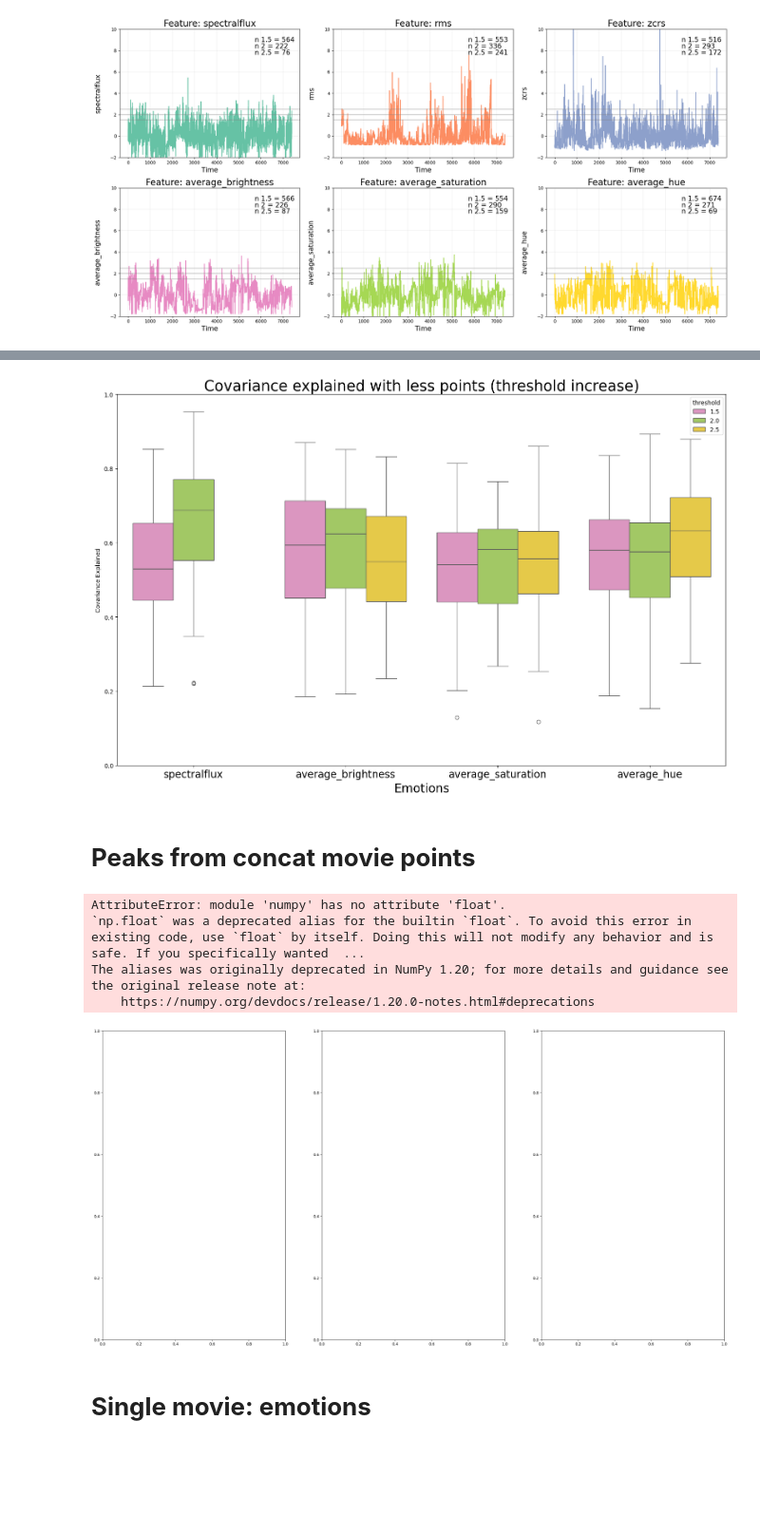
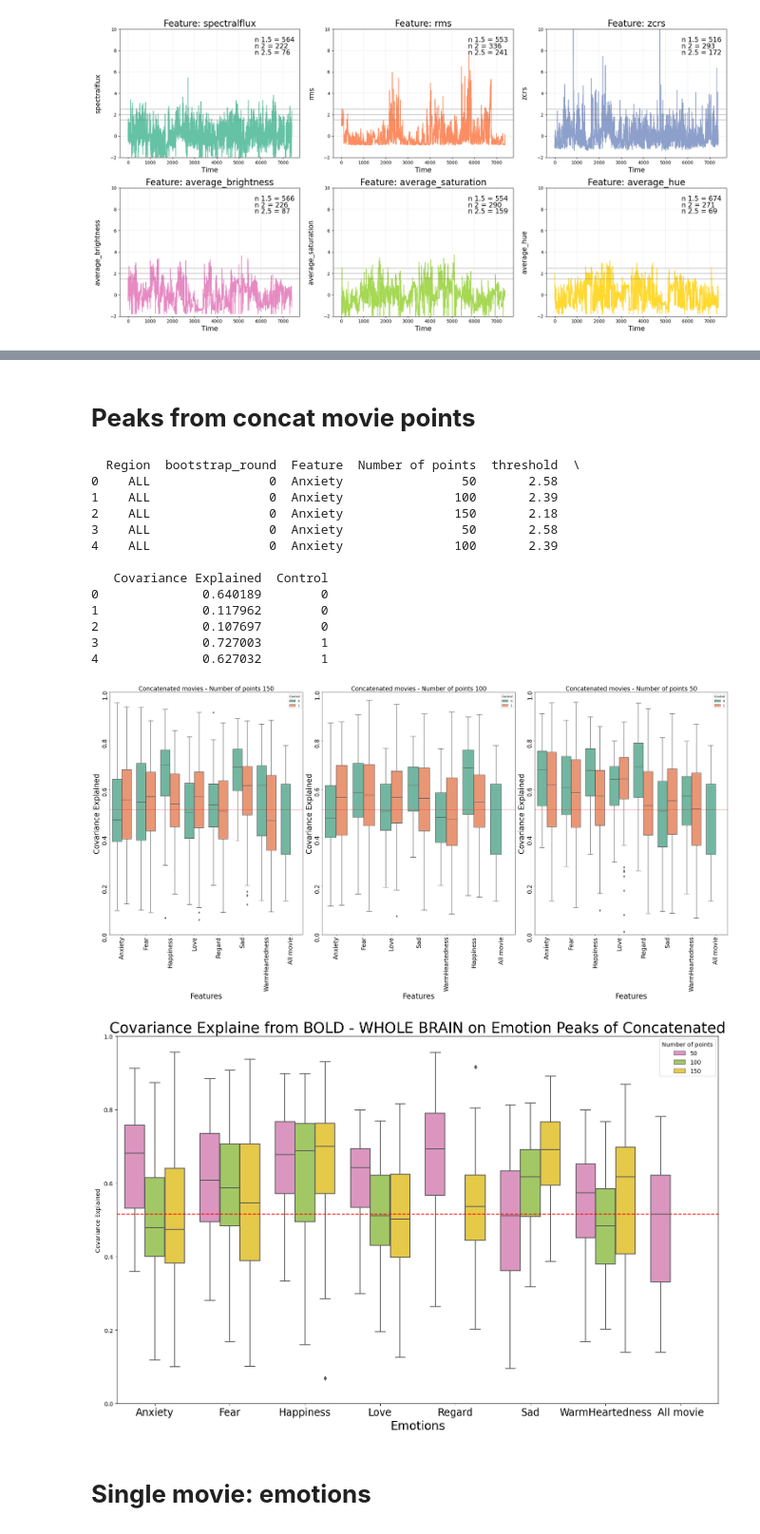
Before and after one commit to silviiaromanato/HigherOrder, a Jupyter notebook: Code/PLS_Silvia/viz.ipynb, the cells around one changed output, grey strips where cells are left out. Shown at 95% size. Saved outputs shown, nothing was run; the diff lists cells and outputs as text; code cells hidden in the pictures; blank space fills up the shorter version.

```diff
--- a/Code/PLS_Silvia/viz.ipynb
+++ b/Code/PLS_Silvia/viz.ipynb
@@ -526,40 +493,43 @@ average_hue 69
-# %%
-features = ['spectralflux', 'average_brightness',
-       'average_saturation', 'average_hue']
-increase_thr(significant, features)
-# %% [output]
-[figure, removed]
 # %% [markdown]
 # **Peaks from concat movie points**
 # %%
-# Read the data of the PLS calculated on the peaks of the emotions  for the concatenated movies
-peaks_data = pd.read_csv('/Users/silviaromanato/Desktop/SEMESTER_PROJECT/Material/Output/PLS_emoPeaks/PLSpeaks_emotions_concat_pts.csv')
-peaks_data_2 = pd.read_csv('/Users/silviaromanato/Desktop/SEMESTER_PROJECT/Material/Output/PLS_emoPeaks/PLSpeaks_emotions_concat_bold_ALL_pts.csv')
-peaks_data = pd.concat([peaks_data, peaks_data_2], axis=0)
+# Create the peaks data
+peaks_data = pd.read_csv('/Users/silviaromanato/Desktop/SEMESTER_PROJECT/Material/Output/PLS_emoPeaks/PLSpeaks_emotions_concat_bold_ALL_pts.csv', delimiter=';')
 peaks_data['Method'] = 'bold'
 peaks_data = peaks_data.groupby(['Region', 'bootstrap_round', 'Feature', 'Number of points', 'threshold', 'LC', 'Method', 'Movie']).last().reset_index()
+
+# Create the entire movie
 data_all = pd.read_csv(f'/Users/silviaromanato/Desktop/SEMESTER_PROJECT/Material/Output/PLS_csv/PLS_bold_ALL_concatmovies.csv', index_col=0).reset_index().drop(columns=['Movie', 'LC'])
-data_all['Region'] = 'ALL'
-data_all['Method'] = 'bold'
-data_all['Movie'] = 'concatenated'
 data_all.reset_index(inplace=True, drop=False)
 data_all['bootstrap_round'] = data_all.index // 12
+data_all = data_all.groupby(['bootstrap_round']).last().reset_index()
 data_all['threshold'] = 1
-data_all = data_all.groupby(['Region', 'bootstrap_round', 'threshold', 'Method']).last().reset_index()
+data_all['Method'] = 'bold'
+data_all['Region'] = 'ALL'
+data_all['Feature'] = 'All movie'
+data_all['Movie'] = 'concatenated'
 # %%
 n_points = [50, 100, 150]
 
 significant = retrieve_significant(peaks_data, data_all)
-plot_peaks_pts(significant, [150, 100, 50])
-
-pairs = [(('Anxiety', 150), ('Anxiety', 100))]
-increase_thr(significant, [150, 100, 50], pairs, title = f'Covariance Explaine from BOLD - WHOLE BRAIN on Emotion Peaks of Concatenated')
+plot_peaks(significant, [150, 100, 50], on = 'Number of points')
+increase_thr(significant, [150, 100, 50], title = f'Covariance Explaine from BOLD - WHOLE BRAIN on Emotion Peaks of Concatenated')
 # %% [output]
-AttributeError: module 'numpy' has no attribute 'float'.
-`np.float` was a deprecated alias for the builtin `float`. To avoid this error in existing code, use `float` by itself. Doing this will not modify any behavior and is safe. If you specifically wanted  ...
-The aliases was originally deprecated in NumPy 1.20; for more details and guidance see the original release note at:
-    https://numpy.org/devdocs/release/1.20.0-notes.html#deprecations
+  Region  bootstrap_round  Feature  Number of points  threshold  \
+0    ALL                0  Anxiety                50       2.58
+1    ALL                0  Anxiety               100       2.39
+2    ALL                0  Anxiety               150       2.18
+3    ALL                0  Anxiety                50       2.58
+4    ALL                0  Anxiety               100       2.39
+
+   Covariance Explained  Control
+0              0.640189        0
+1              0.117962        0
+2              0.107697        0
+3              0.727003        1
+4              0.627032        1
-[figure, old version]
+[figure, new version]
+[figure, added]
 # %% [markdown]
 # **Single movie: emotions**
 # %%
```
Also changed, not shown: parts of 18 cells of this notebook, 5 other files.
